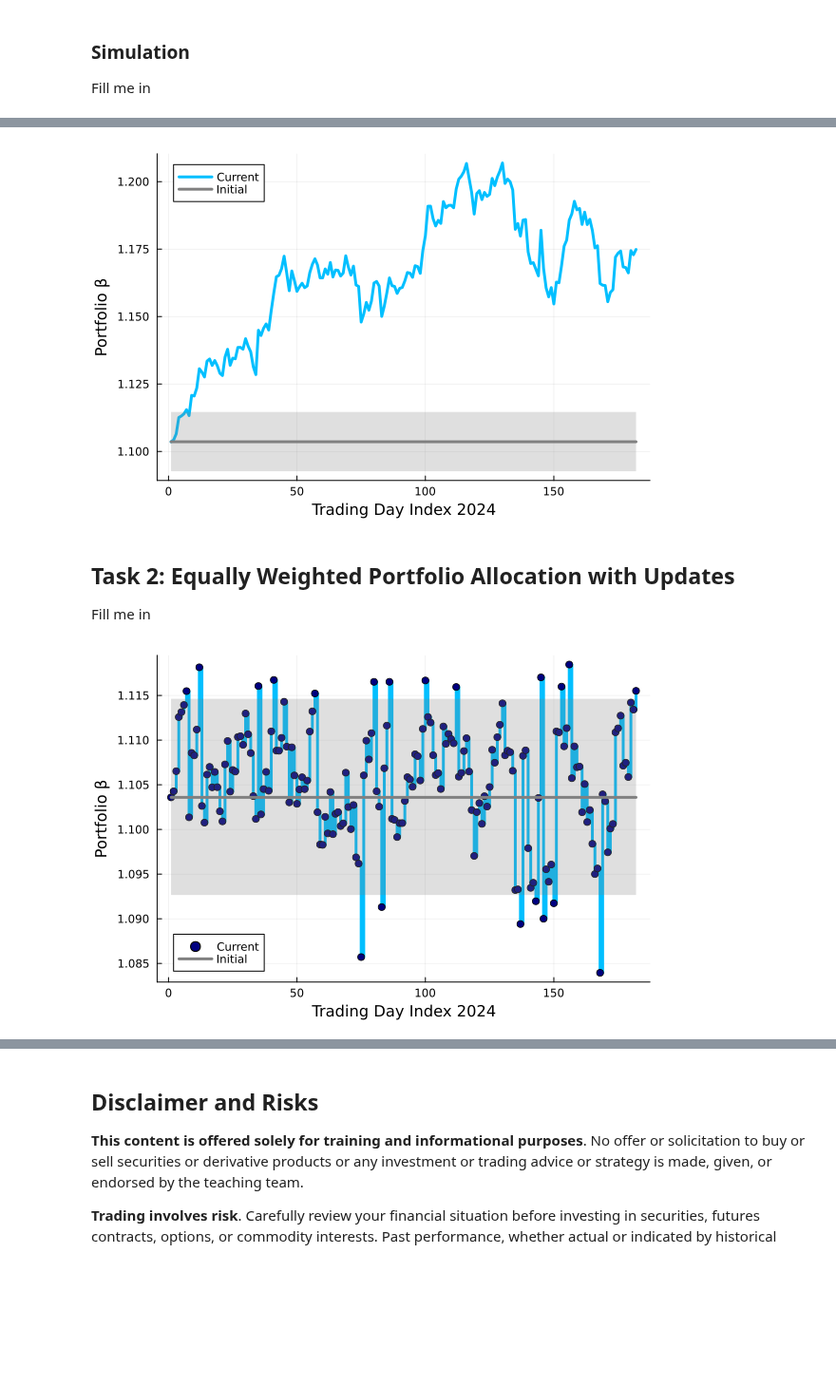
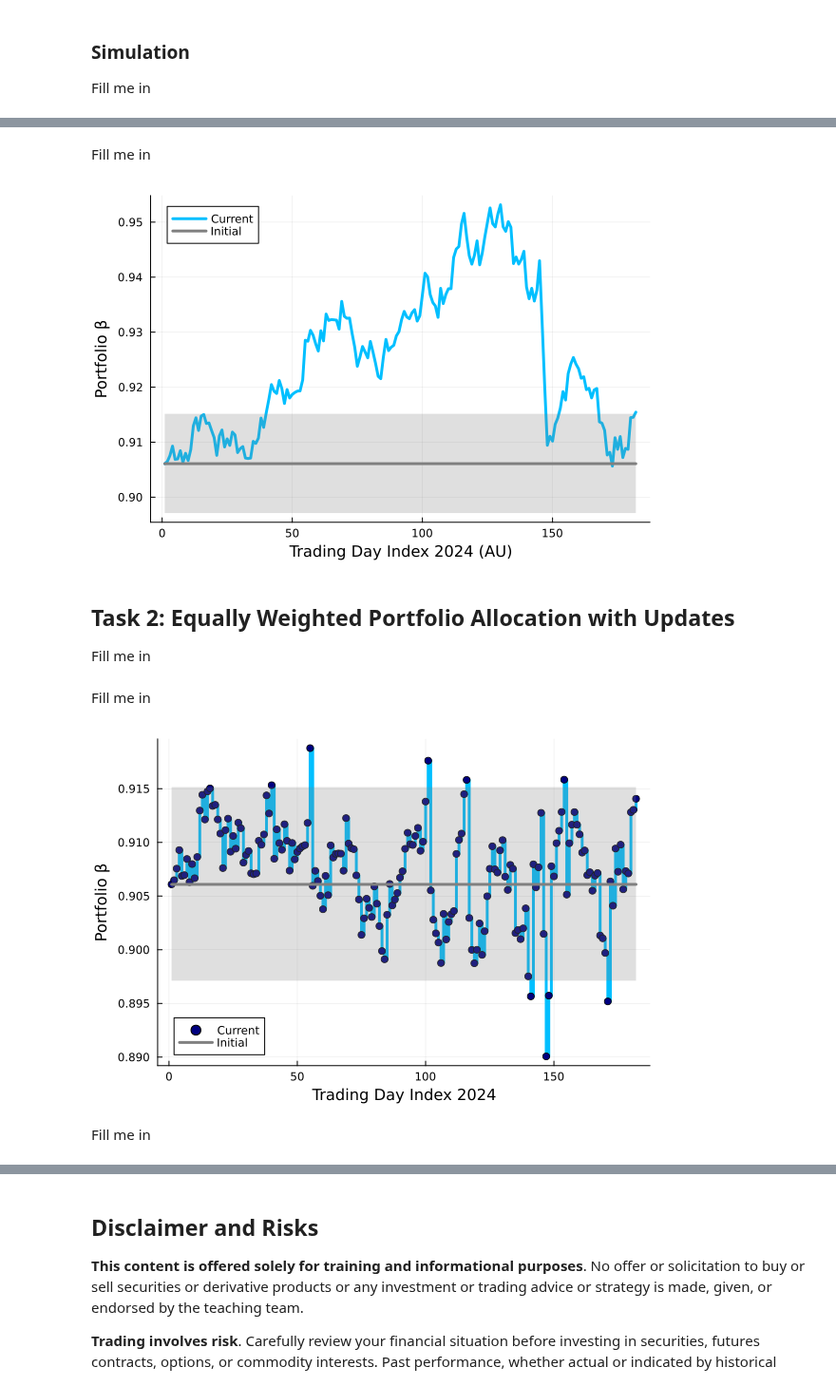
Before and after one commit to varnerlab/CHEME-5660-CourseRepository-Fall-2024, a Jupyter notebook: lectures/week-8/L8c/CHEME-5660-L8c-EqualVersusFixedMinVar-Fall-2024-WorkedExample.ipynb, the cells around one changed output, grey strips where cells are left out. Shown at 95% size. Saved outputs shown, nothing was run; the diff lists cells and outputs as text; code cells hidden in the pictures; blank space fills up the shorter version.

```diff
--- a/lectures/week-8/L8c/CHEME-5660-L8c-EqualVersusFixedMinVar-Fall-2024-WorkedExample.ipynb
+++ b/lectures/week-8/L8c/CHEME-5660-L8c-EqualVersusFixedMinVar-Fall-2024-WorkedExample.ipynb
@@ -88,7 +88,7 @@ end;
 ## Task 1: Equally Weighted Portfolio Allocation without Updates
 Fill me in
 # %%
-my_list_of_tickers = ["AAPL", "MSFT", "MU", "AMD", "NVDA", "JNJ", "PG", "MRK", "PFE", "GS", "WFC", "JPM", "QQQ"]; # my list of assets
+my_list_of_tickers = ["AAPL", "MSFT", "MU", "DPZ", "K", "JNJ", "PG", "MRK", "PFE", "GS", "WFC", "JPM", "QQQ"]; # my list of assets
 N = length(my_list_of_tickers); # number of assets in the portfolio
 # %% [markdown]
 ### Get the initial share prices
@@ -226,7 +226,7 @@ The overall β for the portfolio: 1.1035892934272276
 ### Simulation
 Fill me in
 # %%
-(wealth_array, omega_array, beta_array) = let
+(wealth_array_fixed, omega_array_fixed, beta_array_fixed) = let
 
     wealth_array = Array{Float64,2}(undef, number_of_trading_days, N+1); # last col is the total
     omega_array = Array{Float64,2}(undef, number_of_trading_days, N+1);
@@ -270,23 +274,25 @@ end
+# %% [markdown]
+Fill me in
 # %%
 let
     LINE = β*ones(number_of_trading_days);
     U = δ*LINE;
     L = (1/δ)*LINE;
 
-    plot(beta_array, c=:deepskyblue1, lw=3, label="Current")
+    plot(beta_array_fixed, c=:deepskyblue1, lw=3, label="Current")
     plot!(LINE, fillrange=U, c=:gray, fillalpha=0.25, label="")
     plot!(LINE, fillrange=L, c=:gray, fillalpha=0.25, label="")
     plot!(LINE, c=:gray, lw=3, label="Initial")
-    xlabel!("Trading Day Index 2024", fontsize=18)
+    xlabel!("Trading Day Index 2024 (AU)", fontsize=18)
     ylabel!("Portfolio β", fontsize=18);
 end
 # %% [output]
-[figure, old version]
+[figure, new version]
 # %% [markdown]
 ## Task 2: Equally Weighted Portfolio Allocation with Updates
 Fill me in
 # %%
-(wealth_array_updates, omega_array_updates, beta_array_updates) = let
+(wealth_array_variable, omega_array_variable, beta_array_variable) = let
 
     # initialize storage
     wealth_array = Array{Float64,2}(undef, number_of_trading_days, N+1); # last col is the total
@@ -343,21 +349,25 @@ Fill me in
 
     wealth_array,omega_array,beta_array
 end;
+# %% [markdown]
+Fill me in
 # %%
 let
     LINE = β*ones(number_of_trading_days);
     U = δ*LINE;
     L = (1/δ)*LINE;
 
-    plot(beta_array_updates, c=:deepskyblue1, lw=3, linetype=:steppost, label="")
-    scatter!(beta_array_updates, c=:navy, label="Current")
+    plot(beta_array_variable, c=:deepskyblue1, lw=3, linetype=:steppost, label="")
+    scatter!(beta_array_variable, c=:navy, label="Current")
     plot!(LINE, fillrange=U, c=:gray, fillalpha=0.25, label="")
     plot!(LINE, fillrange=L, c=:gray, fillalpha=0.25, label="")
     plot!(LINE, c=:gray, lw=3, label="Initial")
     xlabel!("Trading Day Index 2024", fontsize=18)
     ylabel!("Portfolio β", fontsize=18);
 end
 # %% [output]
-[figure, old version]
+[figure, new version]
+# %% [markdown]
+Fill me in
 # %%
 let
```
Also changed, not shown: parts of 14 cells of this notebook.
